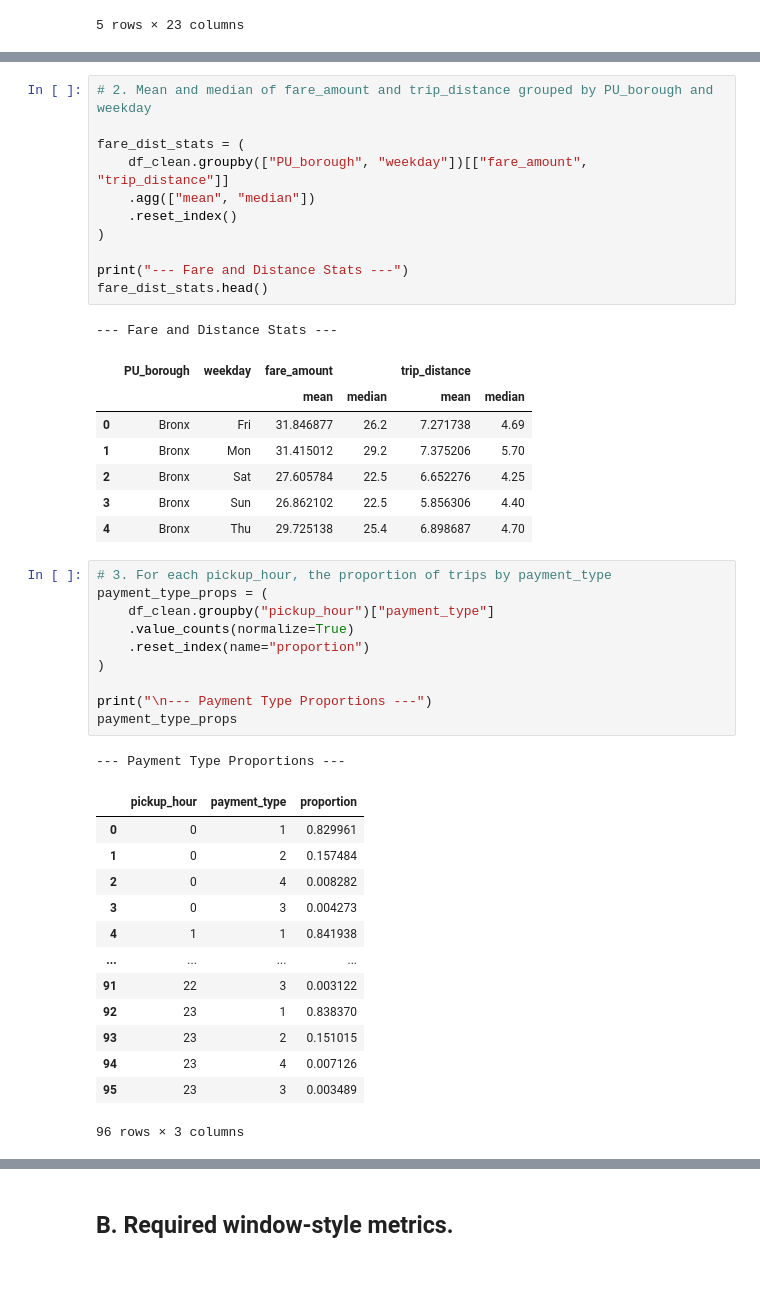
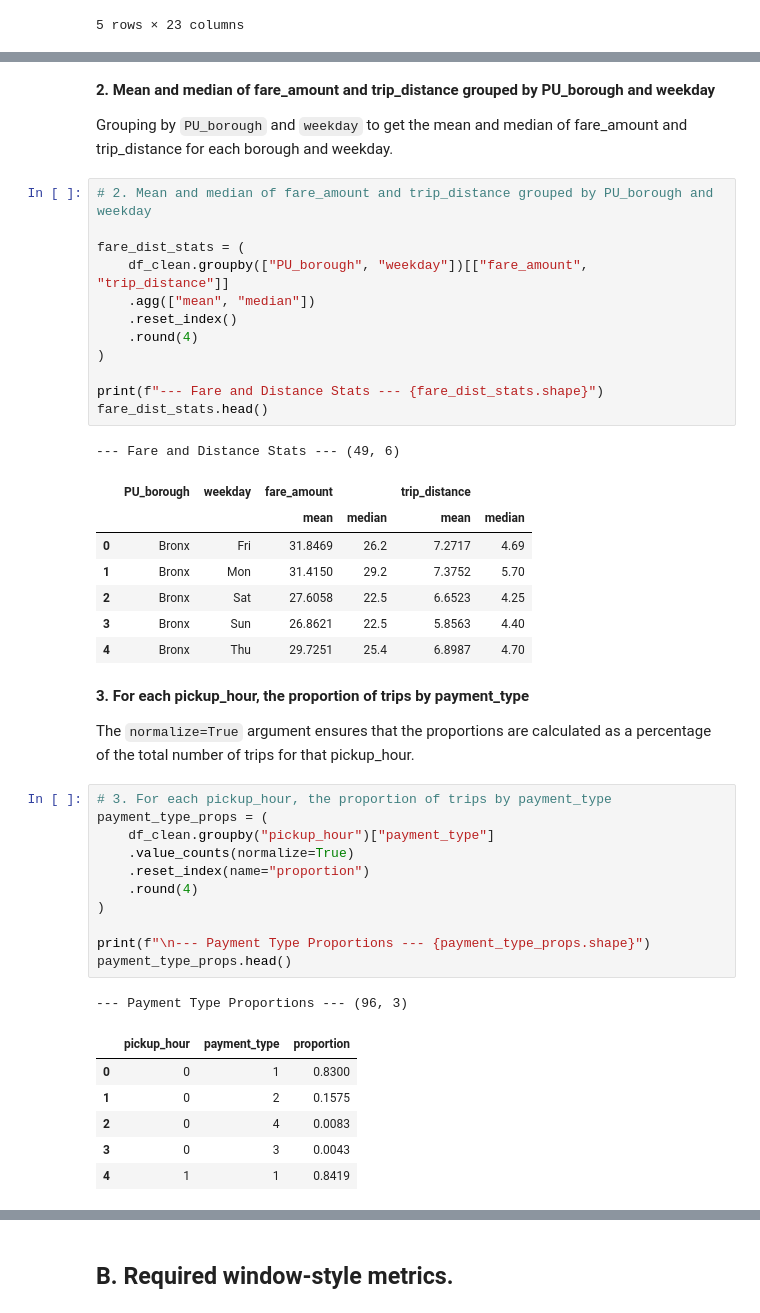
Before and after one commit to LaToyaPaul/COMP6940-A1, a Jupyter notebook: part1_taxi/03_stats_eda_viz.ipynb, the cells around one changed output, grey strips where cells are left out. Cells and saved outputs as stored; diff of their text form; blank space fills up the shorter version.

```diff
--- a/part1_taxi/03_stats_eda_viz.ipynb
+++ b/part1_taxi/03_stats_eda_viz.ipynb
@@ -39,6 +44,10 @@ daily_trip_counts
 | 215 | Unknown | 2023-01-30 | 1089 |
 | 216 | Unknown | 2023-01-31 | 1395 |
 217 rows × 3 columns
+# %% [markdown]
+**2. Mean and median of fare_amount and trip_distance grouped by PU_borough and weekday**
+
+   Grouping by `PU_borough` and `weekday` to get the mean and median of fare_amount and trip_distance for each borough and weekday.
 # %%
 # 2. Mean and median of fare_amount and trip_distance grouped by PU_borough and weekday
 
@@ -46,41 +55,40 @@ fare_dist_stats = (
     df_clean.groupby(["PU_borough", "weekday"])[["fare_amount", "trip_distance"]]
     .agg(["mean", "median"])
     .reset_index()
+    .round(4)
 )
 
-print("--- Fare and Distance Stats ---")
+print(f"--- Fare and Distance Stats --- {fare_dist_stats.shape}")
 fare_dist_stats.head()
 # %% [output]
---- Fare and Distance Stats ---
+--- Fare and Distance Stats --- (49, 6)
 |  | PU_borough | weekday | fare_amount |  | trip_distance |  |
 |  |  |  | mean | median | mean | median |
-| 0 | Bronx | Fri | 31.846877 | 26.2 | 7.271738 | 4.69 |
-| 1 | Bronx | Mon | 31.415012 | 29.2 | 7.375206 | 5.70 |
-| 2 | Bronx | Sat | 27.605784 | 22.5 | 6.652276 | 4.25 |
-| 3 | Bronx | Sun | 26.862102 | 22.5 | 5.856306 | 4.40 |
-| 4 | Bronx | Thu | 29.725138 | 25.4 | 6.898687 | 4.70 |
+| 0 | Bronx | Fri | 31.8469 | 26.2 | 7.2717 | 4.69 |
+| 1 | Bronx | Mon | 31.4150 | 29.2 | 7.3752 | 5.70 |
+| 2 | Bronx | Sat | 27.6058 | 22.5 | 6.6523 | 4.25 |
+| 3 | Bronx | Sun | 26.8621 | 22.5 | 5.8563 | 4.40 |
+| 4 | Bronx | Thu | 29.7251 | 25.4 | 6.8987 | 4.70 |
+# %% [markdown]
+**3. For each pickup_hour, the proportion of trips by payment_type**
+
+The `normalize=True` argument ensures that the proportions are calculated as a percentage of the total number of trips for that pickup_hour.
 # %%
 # 3. For each pickup_hour, the proportion of trips by payment_type
 payment_type_props = (
     df_clean.groupby("pickup_hour")["payment_type"]
     .value_counts(normalize=True)
     .reset_index(name="proportion")
+    .round(4)
 )
 
-print("\n--- Payment Type Proportions ---")
-payment_type_props
+print(f"\n--- Payment Type Proportions --- {payment_type_props.shape}")
+payment_type_props.head()
 # %% [output]
---- Payment Type Proportions ---
+--- Payment Type Proportions --- (96, 3)
 |  | pickup_hour | payment_type | proportion |
-| 0 | 0 | 1 | 0.829961 |
-| 1 | 0 | 2 | 0.157484 |
-| 2 | 0 | 4 | 0.008282 |
-| 3 | 0 | 3 | 0.004273 |
-| 4 | 1 | 1 | 0.841938 |
-| ... | ... | ... | ... |
-| 91 | 22 | 3 | 0.003122 |
-| 92 | 23 | 1 | 0.838370 |
-| 93 | 23 | 2 | 0.151015 |
-| 94 | 23 | 4 | 0.007126 |
-| 95 | 23 | 3 | 0.003489 |
+| 0 | 0 | 1 | 0.8300 |
+| 1 | 0 | 2 | 0.1575 |
+| 2 | 0 | 4 | 0.0083 |
+| 3 | 0 | 3 | 0.0043 |
+| 4 | 1 | 1 | 0.8419 |
-96 rows × 3 columns
```
Also changed, not shown: parts of 10 cells of this notebook.
